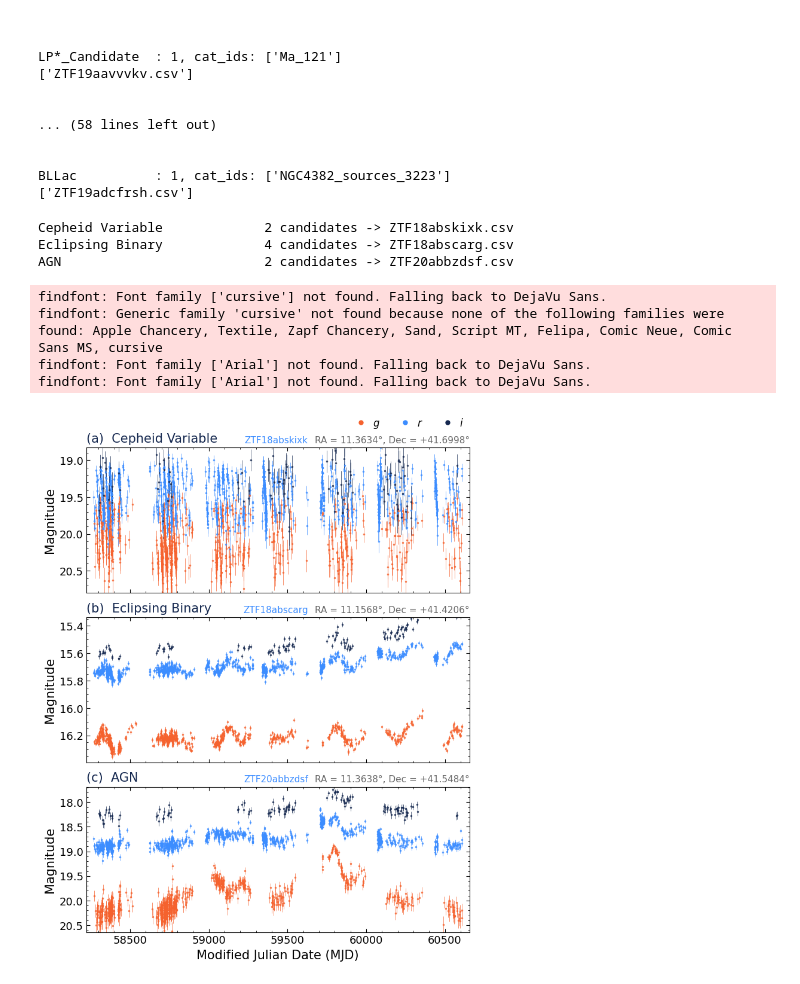
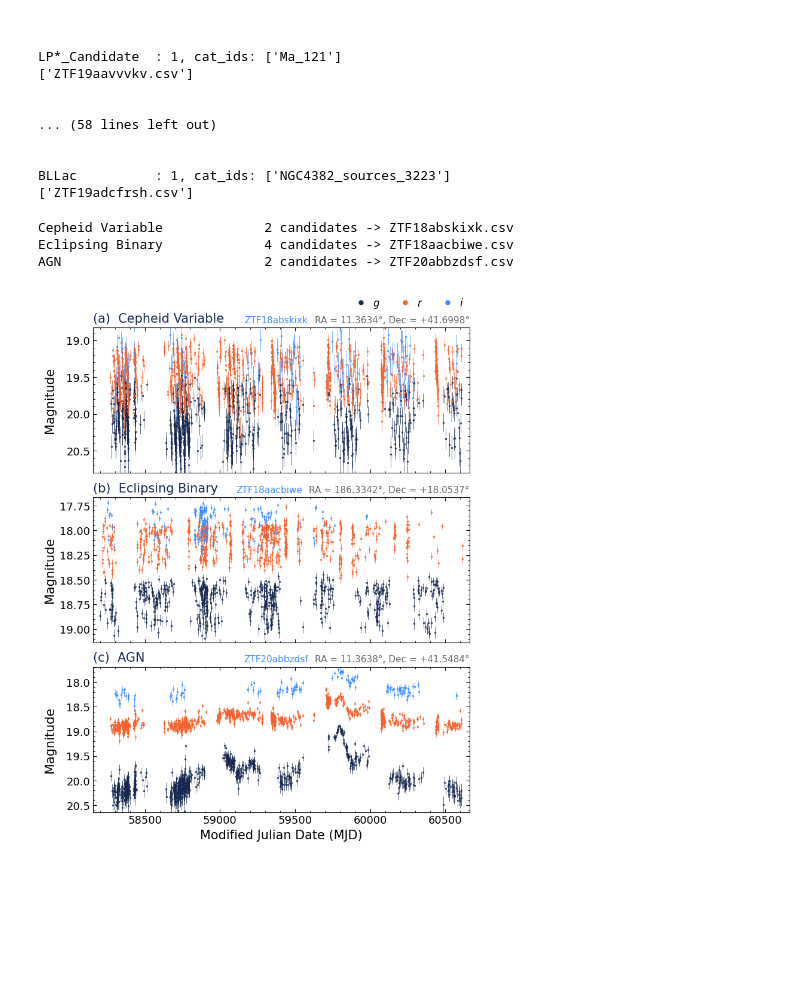
Before and after one commit to COINtoolbox/crp8_variability, a Jupyter notebook: notebooks/plotTDElightcurves.ipynb, the cells around one changed output. Cells and saved outputs as stored; diff of their text form; code cells hidden in the pictures; blank space fills up the shorter version.

Commit message:
updated tde lightcurve code
-- colours consistent with Figure 2 and EB candidate changed

```diff
--- a/notebooks/plotTDElightcurves.ipynb
+++ b/notebooks/plotTDElightcurves.ipynb
@@ -158,7 +158,7 @@ alerts["cat_ids"] = alerts["cat_id"].apply(lambda v: set(pd.Series(v).explode().
 
 targets = {"Cepheid Variable": {"Cepheid"}, "Eclipsing Binary": {"EB*", "EclBin"}, "AGN": {"AGN"}}
 exclude = ("baldassare", "seth", "gonzalez", "beccari", "fahrion")
-preferred = {"Cepheid Variable": "ZTF18abskixk.csv", "Eclipsing Binary": "ZTF18abscarg.csv",
+preferred = {"Cepheid Variable": "ZTF18abskixk.csv", "Eclipsing Binary": "ZTF18aacbiwe.csv",
              "Active Galactic Nucleus": "ZTF20abbzdsf.csv"}
 
 candidates = {lab: [] for lab in targets}
@@ -191,7 +191,7 @@ plt.rcParams.update({
 })
 
 filter_map = {"zg": ("g", 1), "zr": ("r", 2), "zi": ("i", 3)}
-band_colors = {3: "#15284F", 2: "#3c8dff", 1: "#f5622e"}
+band_colors = {1: "#15284F", 3: "#3c8dff", 2: "#f5622e"}
 band_labels = {1: r"$g$", 2: r"$r$", 3: r"$i$"}
 
 fig, axes = plt.subplots(len(picks), 1, figsize=(7.2, 9), sharex=True, constrained_layout=True, squeeze=False)
@@ -222,36 +222,32 @@ for j, ((lab, f), ax) in enumerate(zip(picks.items(), axes)):
     ax.margins(x=0.02)
 
     from astropy.coordinates import SkyCoord
     import astropy.units as u
     zid = os.path.splitext(f)[0]
     # s = SkyCoord(np.nanmedian(d["ra"]) * u.deg, np.nanmedian(d["dec"]) * u.deg)
     # ax.text(1.0, 1.02, f"{os.path.splitext(f)[0]}   {s.to_string('hmsdms', precision=1)}",
     #         transform=ax.transAxes, fontsize=8.5, color="0.4", va="bottom", ha="right")
     ra, dec = np.nanmedian(d["ra"]), np.nanmedian(d["dec"])
     # ax.text(1.0, 1.02, f"{os.path.splitext(f)[0]}   RA = {ra:.4f}°, Dec = {dec:+.4f}°",
     #         transform=ax.transAxes, fontsize=11, color="0.4", va="bottom", ha="right")
     coord = ax.text(1.0, 1.02, f"RA = {ra:.4f}°, Dec = {dec:+.4f}°", transform=ax.transAxes,
                     fontsize=11, color="0.4", va="bottom", ha="right",
                     url=f"https://simbad.cds.unistra.fr/simbad/sim-coo?Coord={ra}+{dec:+}&Radius=5&Radius.unit=arcsec")
     ax.annotate(zid, xy=(0, 0), xycoords=coord, xytext=(-8, 0), textcoords="offset points",
                 fontsize=11, color="#3c8dff", va="bottom", ha="right",
                 url=f"https://ztf.fink-portal.org/{zid}")
 
 axes[-1].set_xlabel("Modified Julian Date (MJD)")
 handles = [Line2D([0], [0], marker="o", ls="none", ms=6, mew=0, color=band_colors[b], label=band_labels[b])
            for b in (1, 2, 3)]
 fig.legend(handles=handles, loc="lower center", fontsize=12,bbox_to_anchor=(0.85, 0.98), ncol=3, frameon=False,
            handletextpad=0.2, columnspacing=1.5)
 fig.align_ylabels(axes)
 
 plt.savefig("fig1lightcurves_ymctde.pdf", bbox_inches="tight", facecolor="white", dpi=250)
 plt.show()
 # %% [output]
 Cepheid Variable             2 candidates -> ZTF18abskixk.csv
-Eclipsing Binary             4 candidates -> ZTF18abscarg.csv
+Eclipsing Binary             4 candidates -> ZTF18aacbiwe.csv
 AGN                          2 candidates -> ZTF20abbzdsf.csv
-findfont: Font family ['cursive'] not found. Falling back to DejaVu Sans.
-findfont: Generic family 'cursive' not found because none of the following families were found: Apple Chancery, Textile, Zapf Chancery, Sand, Script MT, Felipa, Comic Neue, Comic Sans MS, cursive
-findfont: Font family ['Arial'] not found. Falling back to DejaVu Sans.
-findfont: Font family ['Arial'] not found. Falling back to DejaVu Sans.
-[figure, old version]
+[figure, new version]
```
